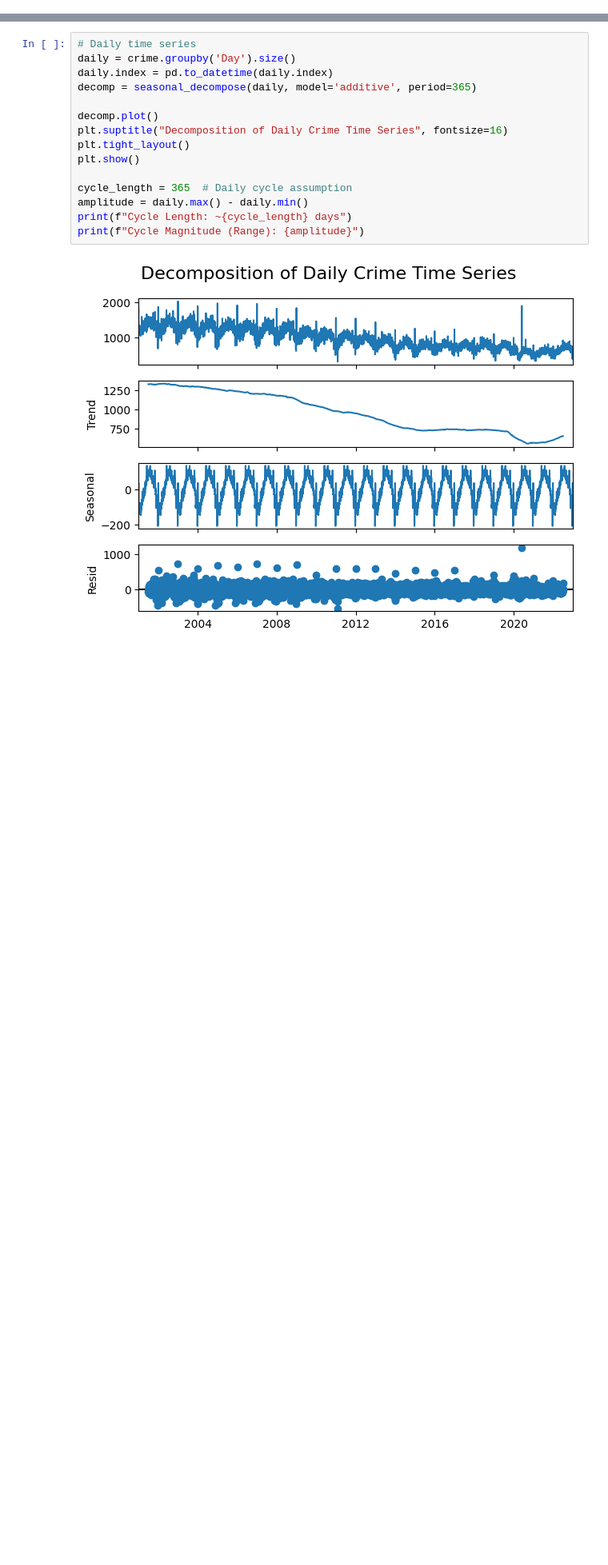
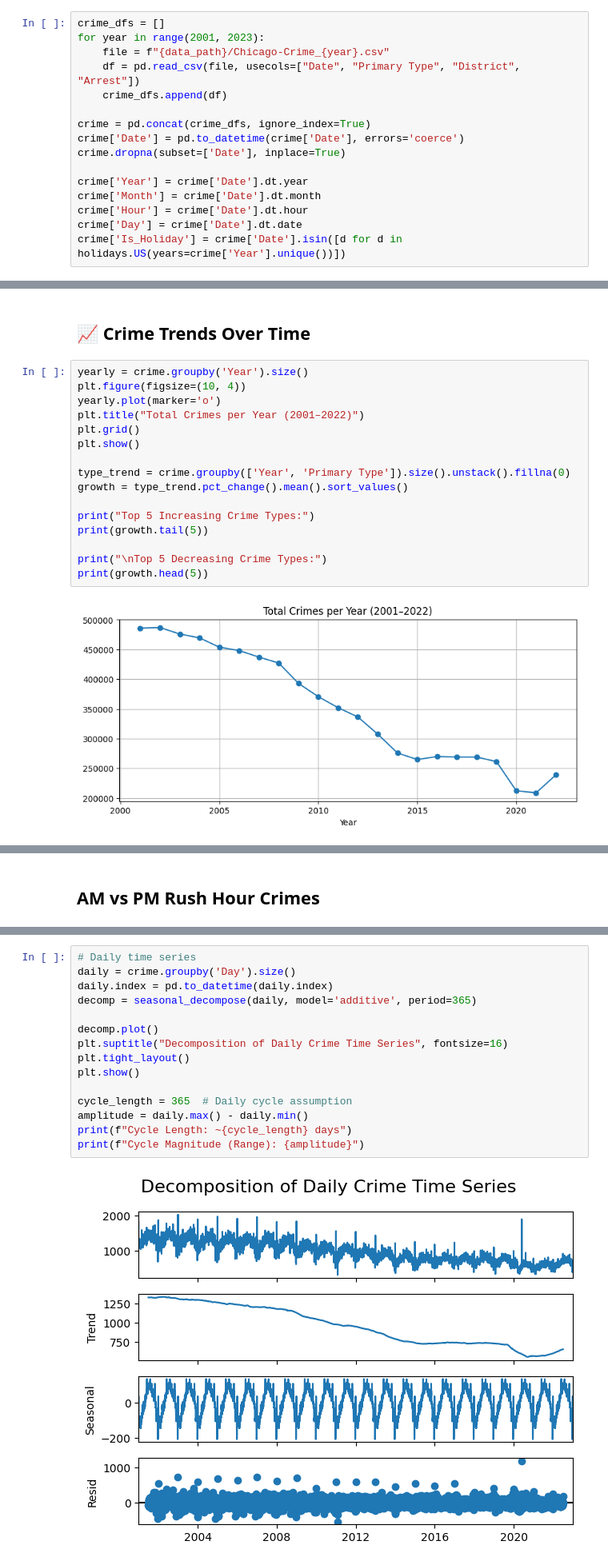
Before and after one commit to tamimisalah/Chicago_Crime, a Jupyter notebook: Chicago_Crime.ipynb, the cells around one changed output, grey strips where cells are left out. Shown at 80% size. Cells and saved outputs as stored; diff of their text form; blank space fills up the shorter version.

```diff
--- a/Chicago_Crime.ipynb
+++ b/Chicago_Crime.ipynb
@@ -232,0 +58,16 @@ Name: count, dtype: int64
+# %%
+crime_dfs = []
+for year in range(2001, 2023):
+    file = f"{data_path}/Chicago-Crime_{year}.csv"
+    df = pd.read_csv(file, usecols=["Date", "Primary Type", "District", "Arrest"])
+    crime_dfs.append(df)
+
+crime = pd.concat(crime_dfs, ignore_index=True)
+crime['Date'] = pd.to_datetime(crime['Date'], errors='coerce')
+crime.dropna(subset=['Date'], inplace=True)
+
+crime['Year'] = crime['Date'].dt.year
+crime['Month'] = crime['Date'].dt.month
+crime['Hour'] = crime['Date'].dt.hour
+crime['Day'] = crime['Date'].dt.date
+crime['Is_Holiday'] = crime['Date'].isin([d for d in holidays.US(years=crime['Year'].unique())])
@@ -232,0 +93,20 @@ Name: count, dtype: int64
+# %% [markdown]
+## 📈 Crime Trends Over Time
+# %%
+yearly = crime.groupby('Year').size()
+plt.figure(figsize=(10, 4))
+yearly.plot(marker='o')
+plt.title("Total Crimes per Year (2001–2022)")
+plt.grid()
+plt.show()
+
+type_trend = crime.groupby(['Year', 'Primary Type']).size().unstack().fillna(0)
+growth = type_trend.pct_change().mean().sort_values()
+
+print("Top 5 Increasing Crime Types:")
+print(growth.tail(5))
+
+print("\nTop 5 Decreasing Crime Types:")
+print(growth.head(5))
+# %% [output]
+[figure, added]
@@ -232,0 +130,2 @@ Name: count, dtype: int64
+# %% [markdown]
+##  AM vs PM Rush Hour Crimes
```
Also changed, not shown: parts of 46 cells of this notebook.
